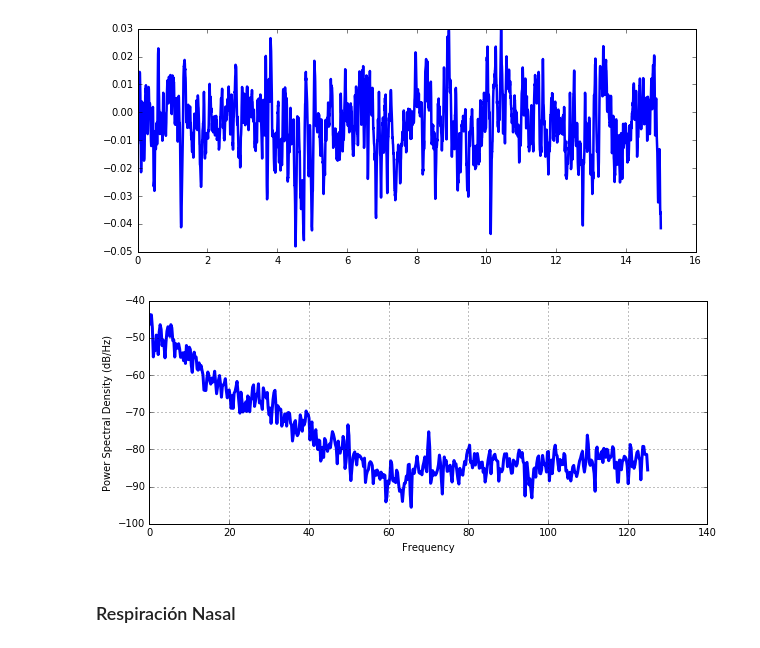
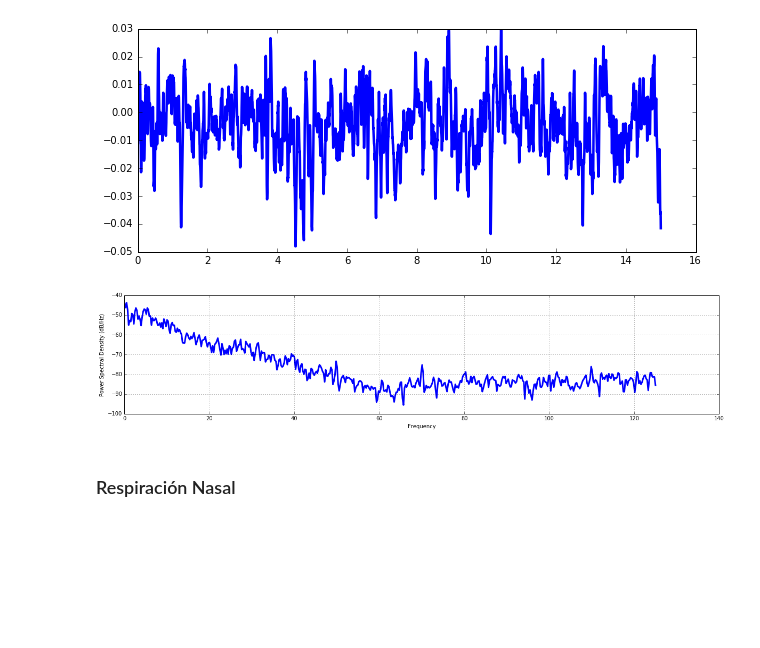
Before and after one commit to Poswer96/filtra_23-i, a Jupyter notebook: src/1. Contextualización/3. Espectro de frecuencias de una señal.ipynb, the cells around one changed output. Saved outputs shown, nothing was run; the diff lists cells and outputs as text; code cells hidden in the pictures; blank space fills up the shorter version.

```diff
--- a/src/1. Contextualización/3. Espectro de frecuencias de una señal.ipynb
+++ b/src/1. Contextualización/3. Espectro de frecuencias de una señal.ipynb
@@ -203,11 +203,11 @@ plt.show()
 # %% [output]
 [figure]
 # %%
-plt.figure(figsize=(10,4))
+plt.figure(figsize=(20,4))
 plt.psd(sgm,Fs=sr,NFFT=1024,linewidth=3)
 plt.show()
 # %% [output]
-[figure, old version]
+[figure, new version]
 # %% [markdown]
 ### Respiración Nasal
 # %%
```
Also changed, not shown: parts of 3 cells of this notebook, 1 other file.
